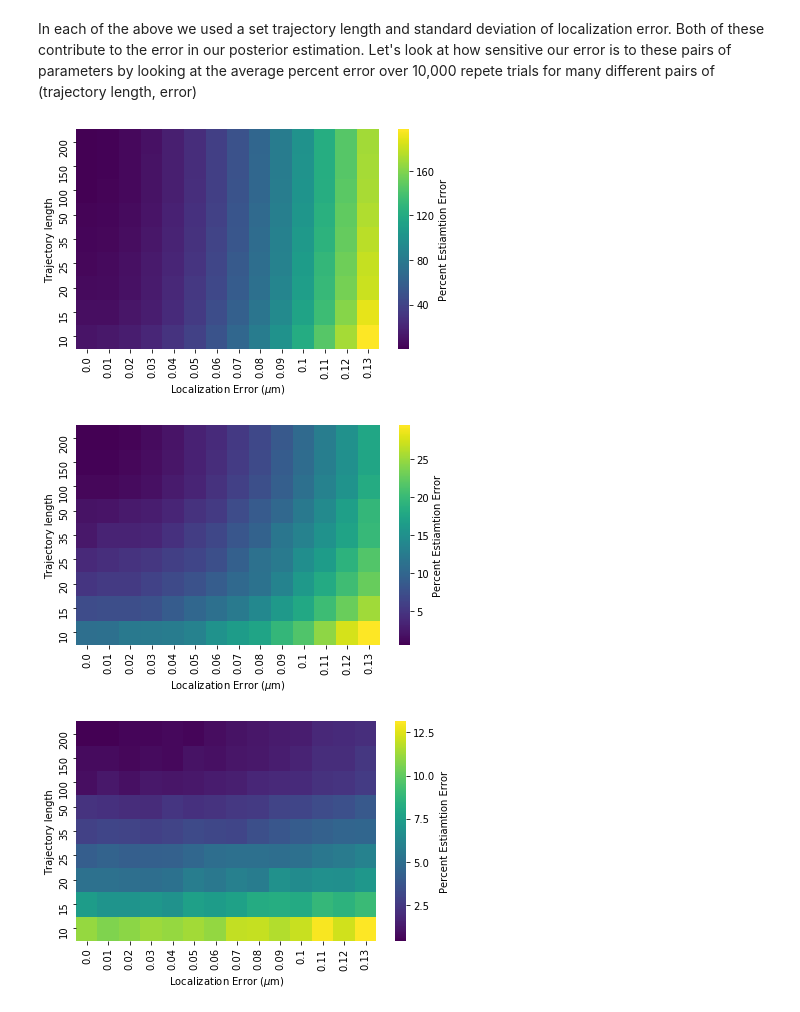
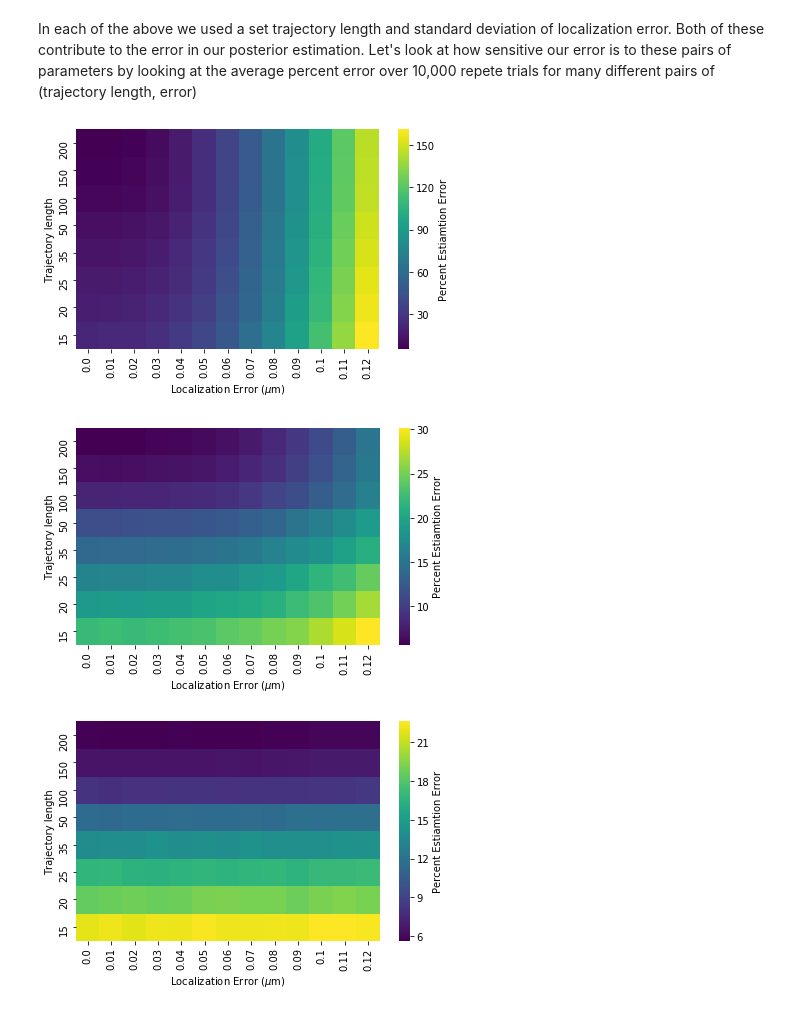
Before and after one commit to AllenCellModeling/diffusive_distinguishability, a Jupyter notebook: diffusive_distinguishability/ndim_diffusion_analysis_tutorial.ipynb, the cells around one changed output. Saved outputs shown, nothing was run; the diff lists cells and outputs as text; code cells hidden in the pictures.

```diff
--- a/diffusive_distinguishability/ndim_diffusion_analysis_tutorial.ipynb
+++ b/diffusive_distinguishability/ndim_diffusion_analysis_tutorial.ipynb
@@ -151,32 +151,32 @@ df1m = pd.to_pickle('saved_data/posterior_error/DE-0/DE-0_d1_mag.pickle')
 df2m = pd.to_pickle('saved_data/posterior_error/DE-0/DE-0_d2_mag.pickle')
 df3m = pd.to_pickle('saved_data/posterior_error/DE-0/DE-0_d3_mag.pickle')
 # %%
-df2 = pd.read_pickle('saved_data/posterior_error/DE-2/DE-2_d2_mag.pickle')
+df2 = pd.read_pickle('saved_data/posterior_error/DE-2/DE-2_d2_2mag.pickle').drop(index=10, columns=0.13)
 sb.heatmap(df2, cmap='viridis', cbar_kws={'label': 'Percent Estiamtion Error'})
 plt.xlabel(r'Localization Error ($\mu$m)')
 plt.ylabel('Trajectory length')
 plt.gca().invert_yaxis()
 plt.tight_layout()
-plt.savefig('post_error_DE-2mag.pdf', format='pdf')
+plt.savefig('post_error_DE-2_2magd2.png', format='png')
 # %% [output]
-[figure, old version]
+[figure, new version]
 # %%
-df1 = pd.read_pickle('saved_data/posterior_error/DE-1/DE-1_d2_mag.pickle')
+df1 = pd.read_pickle('saved_data/posterior_error/DE-1/DE-1_d2_2mag.pickle').drop(index=10, columns=0.13)
 sb.heatmap(df1, cmap='viridis', cbar_kws={'label': 'Percent Estiamtion Error'})
 plt.xlabel(r'Localization Error ($\mu$m)')
 plt.ylabel('Trajectory length')
 plt.gca().invert_yaxis()
 plt.tight_layout()
-plt.savefig('post_error_DE-1mag.pdf', format='pdf')
+plt.savefig('post_error_DE-1_2magd2.png', format='png')
 # %% [output]
-[figure, old version]
+[figure, new version]
 # %%
-df0 = pd.read_pickle('saved_data/posterior_error/DE-0/DE-0_d2_mag.pickle')
+df0 = pd.read_pickle('saved_data/posterior_error/DE-0/DE-0_d2_2mag.pickle').drop(index=10, columns=0.13)
 sb.heatmap(df0, cmap='viridis', cbar_kws={'label': 'Percent Estiamtion Error'})
 plt.xlabel(r'Localization Error ($\mu$m)')
 plt.ylabel('Trajectory length')
 plt.gca().invert_yaxis()
 plt.tight_layout()
-plt.savefig('post_error_DE-0mag.pdf', format='pdf')
+plt.savefig('post_error_DE-0_2magd2.png', format='png')
 # %% [output]
-[figure, old version]
+[figure, new version]
```
Also changed, not shown: parts of 1 cell of this notebook, 2 other files.
